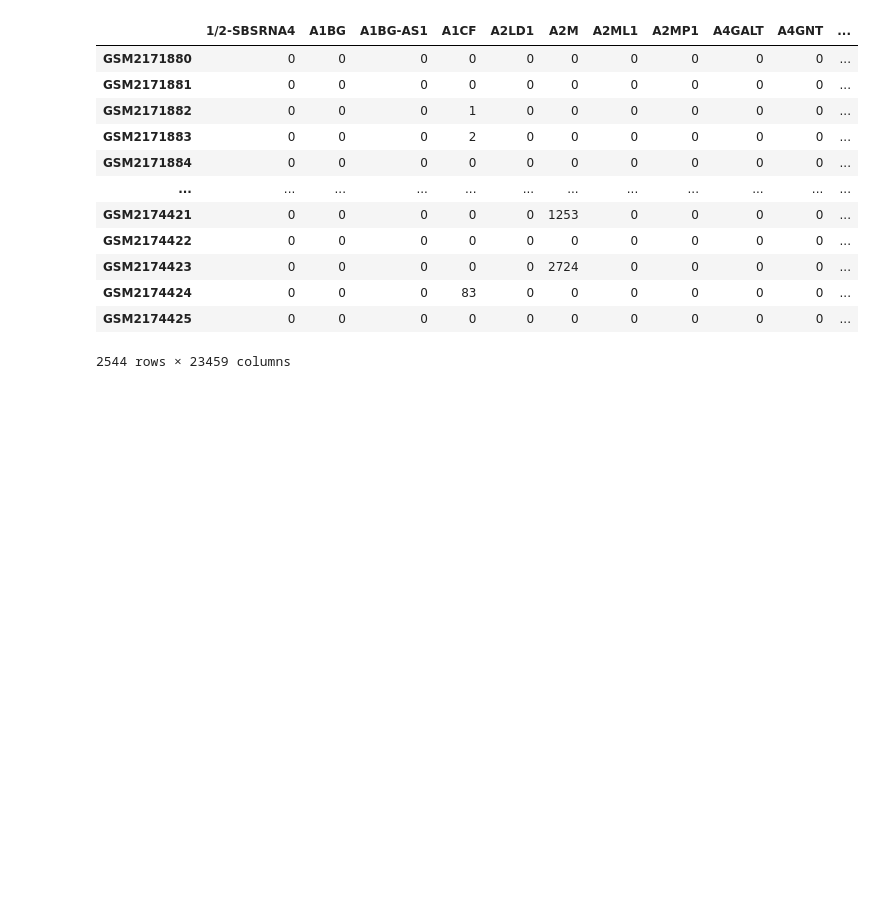
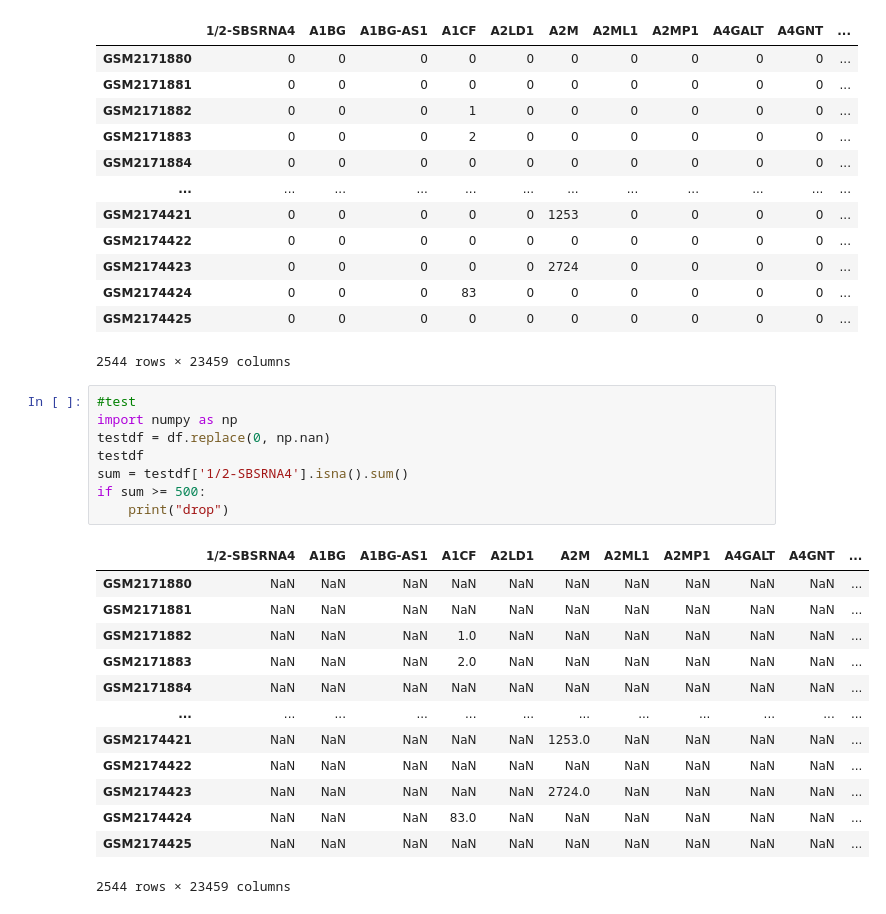
Before and after one commit to elsahh/psupertime-project, a Jupyter notebook: data.ipynb, the cells around one changed output. Saved outputs shown, nothing was run; the diff lists cells and outputs as text; blank space fills up the shorter version.

```diff
--- a/data.ipynb
+++ b/data.ipynb
@@ -39,3 +39,25 @@ df
 | GSM2174424 | 0 | 0 | 0 | 83 | 0 | 0 | 0 | 0 | 0 | 0 | ... |
 | GSM2174425 | 0 | 0 | 0 | 0 | 0 | 0 | 0 | 0 | 0 | 0 | ... |
 2544 rows × 23459 columns
+# %%
+#test
+import numpy as np
+testdf = df.replace(0, np.nan)
+testdf
+sum = testdf['1/2-SBSRNA4'].isna().sum()
+if sum >= 500:
+    print("drop")
+# %% [output]
+|  | 1/2-SBSRNA4 | A1BG | A1BG-AS1 | A1CF | A2LD1 | A2M | A2ML1 | A2MP1 | A4GALT | A4GNT | ... |
+| GSM2171880 | NaN | NaN | NaN | NaN | NaN | NaN | NaN | NaN | NaN | NaN | ... |
+| GSM2171881 | NaN | NaN | NaN | NaN | NaN | NaN | NaN | NaN | NaN | NaN | ... |
+| GSM2171882 | NaN | NaN | NaN | 1.0 | NaN | NaN | NaN | NaN | NaN | NaN | ... |
+| GSM2171883 | NaN | NaN | NaN | 2.0 | NaN | NaN | NaN | NaN | NaN | NaN | ... |
+| GSM2171884 | NaN | NaN | NaN | NaN | NaN | NaN | NaN | NaN | NaN | NaN | ... |
+| ... | ... | ... | ... | ... | ... | ... | ... | ... | ... | ... | ... |
+| GSM2174421 | NaN | NaN | NaN | NaN | NaN | 1253.0 | NaN | NaN | NaN | NaN | ... |
+| GSM2174422 | NaN | NaN | NaN | NaN | NaN | NaN | NaN | NaN | NaN | NaN | ... |
+| GSM2174423 | NaN | NaN | NaN | NaN | NaN | 2724.0 | NaN | NaN | NaN | NaN | ... |
+| GSM2174424 | NaN | NaN | NaN | 83.0 | NaN | NaN | NaN | NaN | NaN | NaN | ... |
+| GSM2174425 | NaN | NaN | NaN | NaN | NaN | NaN | NaN | NaN | NaN | NaN | ... |
+2544 rows × 23459 columns
```
Also changed, not shown: parts of 5 cells of this notebook.
